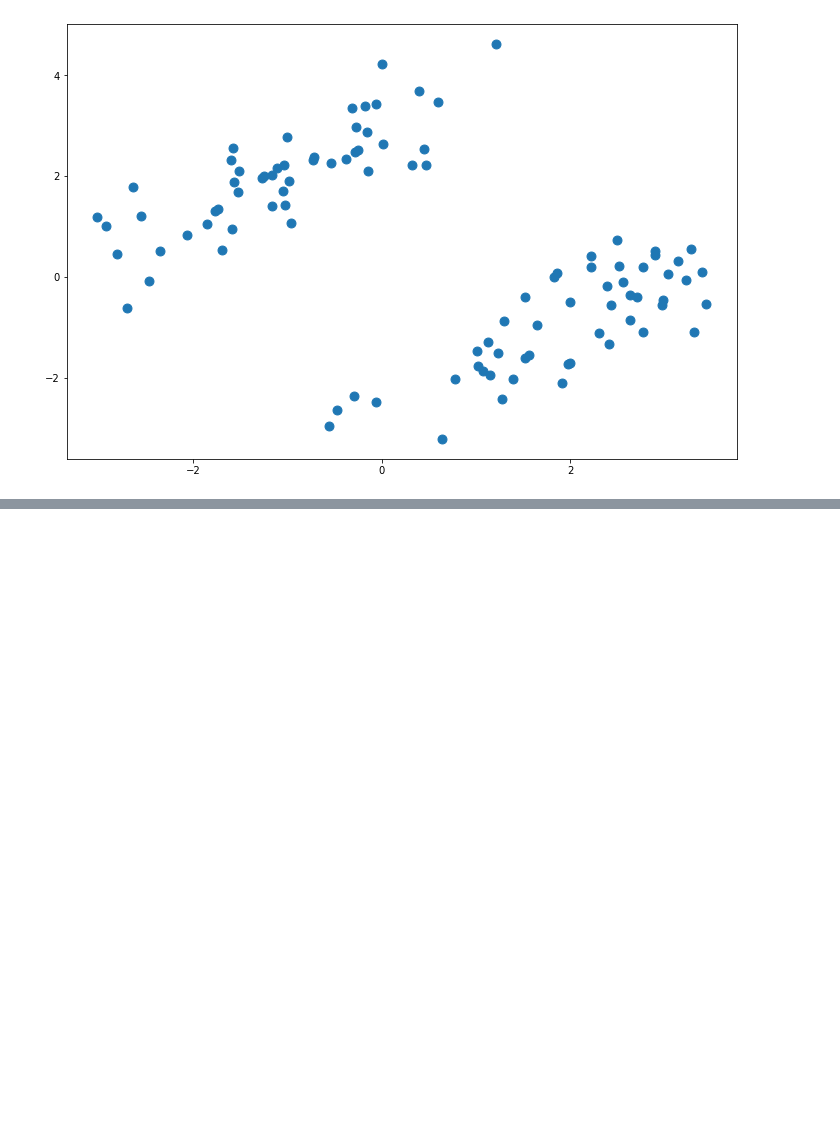
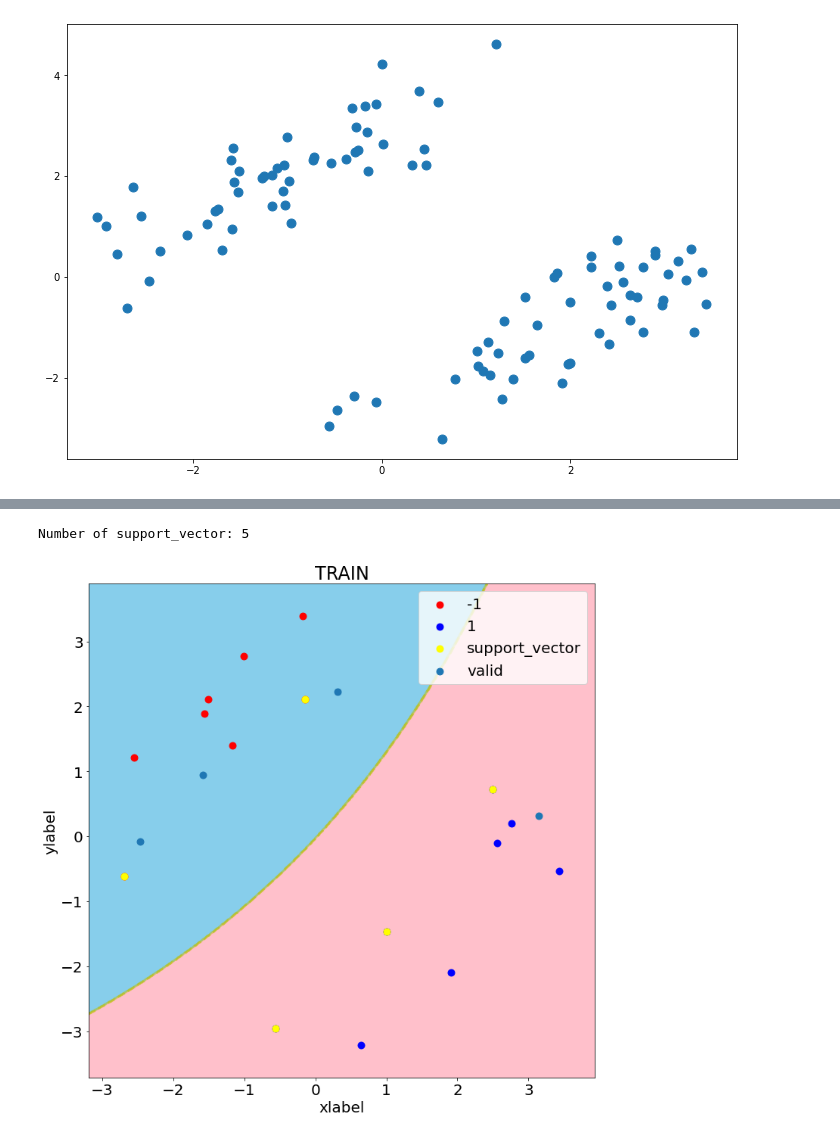
Before and after one commit to sefahw/AI-first-asignment, a Jupyter notebook: svm.ipynb, the cells around one changed output, grey strips where cells are left out. Drawn from its saved outputs; the diff is of its cells as text; code cells hidden in the pictures; blank space fills up the shorter version.

```diff
--- a/svm.ipynb
+++ b/svm.ipynb
@@ -353,0 +620,14 @@ clfnp=ScratchSVMClassifierNumpy
+# %%
+clf4=ScratchSVMClassifierNumpy(kernel='polly',d=2)
+clf4.fit(X_train1,y_train1)
+y_pred_clfnp=clf4.predict(X_valid1)
+# %%
+fig,ax=plt.subplots(figsize=(12,12))
+plt.rcParams["font.size"]=20
+print('Number of support_vector:',clf4.n_support_vectors)
+decision_region(X_train1,y_train1,clf4,title='TRAIN',target_names=['-1','1'])
+plt.scatter(X_valid1[:,0] ,X_valid1[:,1],s=80,label='valid')
+plt.legend();
+# %% [output]
+Number of support_vector: 5
+[figure, added]
```
Also changed, not shown: parts of 44 cells of this notebook.
